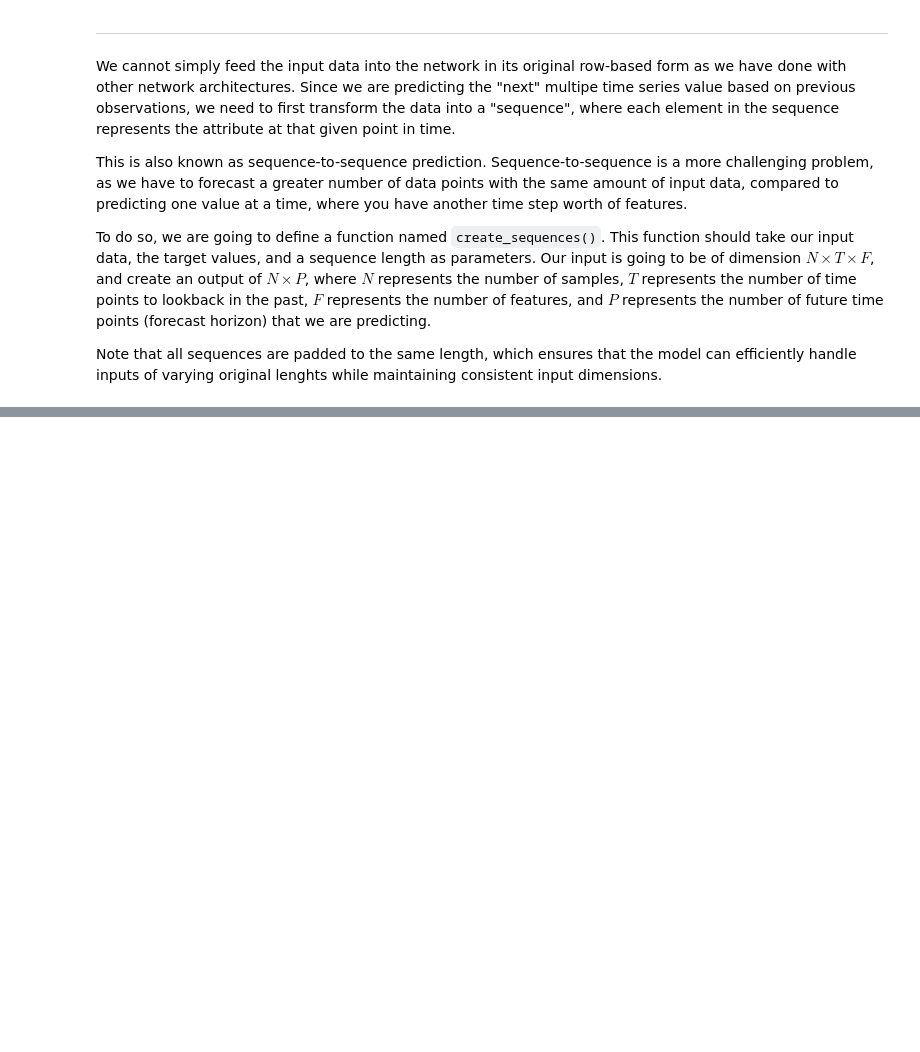
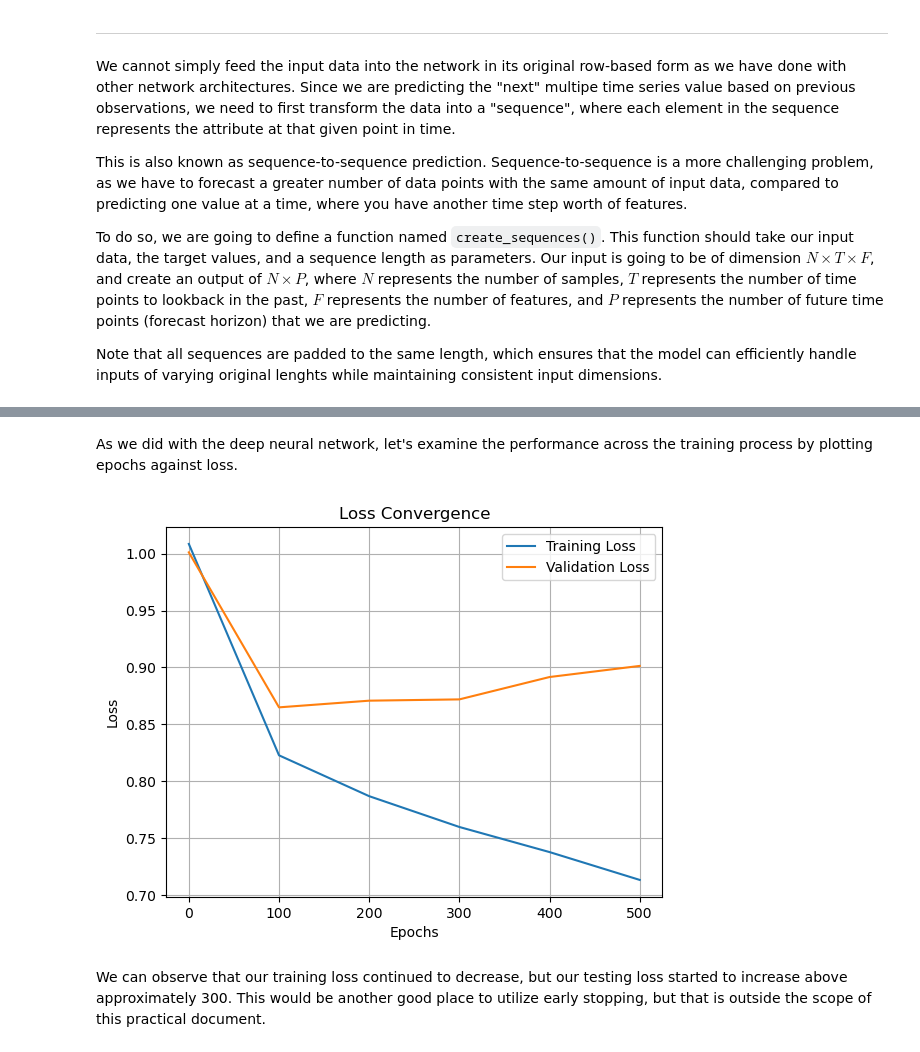
Before and after one commit to dmitrynovik/ml-module7, a Jupyter notebook: Module7-impl.ipynb, the cells around one changed output, grey strips where cells are left out. Drawn from its saved outputs; the diff is of its cells as text; code cells hidden in the pictures; blank space fills up the shorter version.

```diff
--- a/Module7-impl.ipynb
+++ b/Module7-impl.ipynb
@@ -576,0 +656,8 @@ Note that all sequences are padded to the same length, which ensures that the mo
+# %%
+lookback = 5
+test_steps = 5
+target_col = 0
+X_5, y_5, lenghts_5, train_d_5, test_d_5 = data_prep(samples,['MaxTemp'],lookback,test_steps, target_col)
+
+print("Shape of input data after sequence creation:", X_5.shape)
+print("Shape of targets after sequence creation:", y_5.shape)
@@ -576,0 +724,7 @@ Note that all sequences are padded to the same length, which ensures that the mo
+# %%
+num_features = X_5.shape[2]
+hidden_layer_size = 10
+output_size = test_steps
+num_layers = 2
+dropout_prob = 0.2
+model_lstm_5 = MyLSTMNet(num_features, hidden_layer_size, num_layers, output_size,dropout_prob)
@@ -576,0 +823,6 @@ Note that all sequences are padded to the same length, which ensures that the mo
+# %%
+n_epochs = 501
+lr = 0.001
+train_loss_history_5,val_loss_history_5, model_lstm_5 = train_predict_model(model_lstm_5, n_epochs,
+                                                                            lr, X_5, y_5, lenghts_5,
+                                                                            validation_split=0.2)
@@ -576,0 +837,19 @@ Note that all sequences are padded to the same length, which ensures that the mo
+# %% [markdown]
+As we did with the deep neural network, let's examine the performance across the training process by plotting epochs against loss.
+# %%
+def vis_train_loss(train_loss_history, val_loss_history):
+    epochs = range(0, n_epochs, 100)
+    plt.plot(epochs, train_loss_history, label='Training Loss')
+    plt.plot(epochs, val_loss_history, label='Validation Loss')  # <-- add this line
+    plt.xlabel('Epochs')
+    plt.ylabel('Loss')
+    plt.title('Loss Convergence')
+    plt.legend()
+    plt.grid()
+    plt.show()
+# %%
+vis_train_loss(train_loss_history_5, val_loss_history_5)
+# %% [output]
+[figure, added]
+# %% [markdown]
+We can observe that our training loss continued to decrease, but our testing loss started to increase above approximately 300. This would be another good place to utilize early stopping, but that is outside the scope of this practical document.
```
Also changed, not shown: parts of 31 cells of this notebook.
